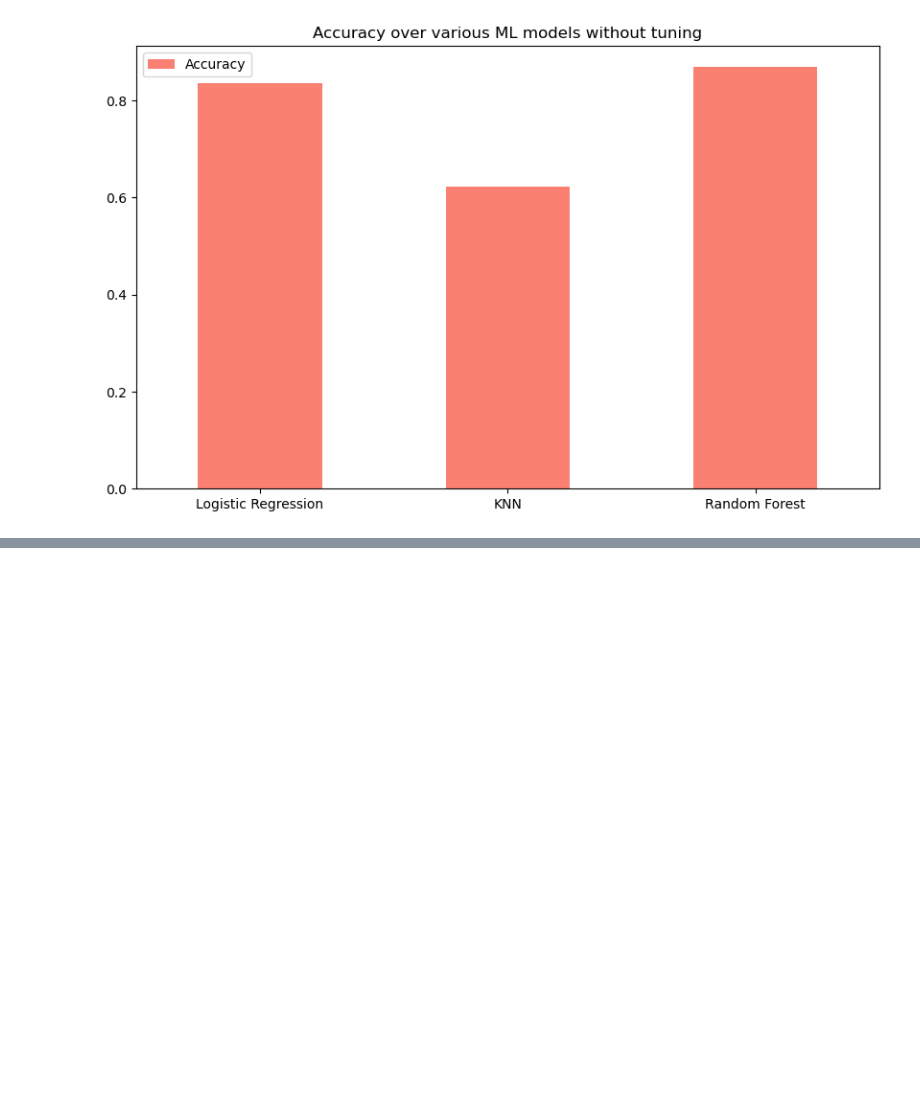
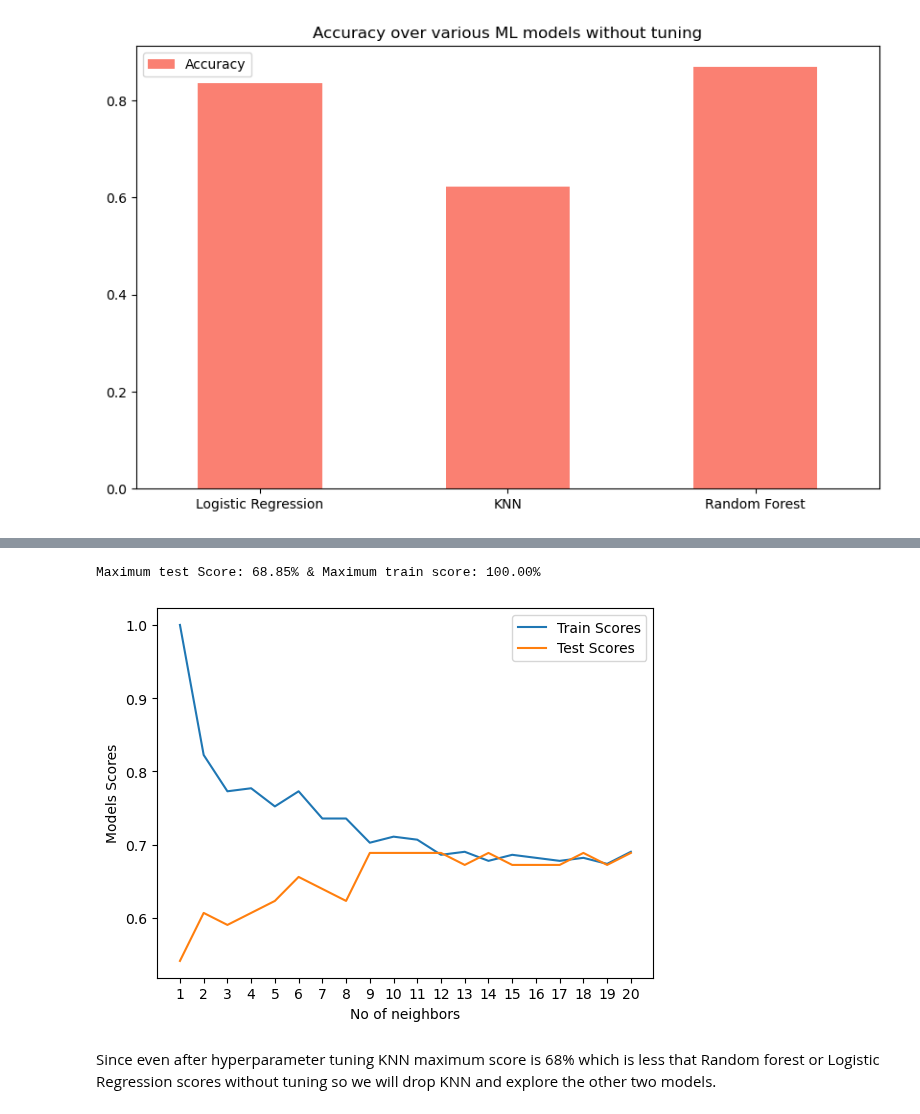
Before and after one commit to Ayush-2001-Dhanraj/heart_disease_classifier, a Jupyter notebook: index.ipynb, the cells around one changed output, grey strips where cells are left out. Drawn from its saved outputs; the diff is of its cells as text; code cells hidden in the pictures; blank space fills up the shorter version.

```diff
--- a/index.ipynb
+++ b/index.ipynb
@@ -393,0 +396,13 @@ plt.xticks(rotation=0)
+# %%
+neighbors = range(1, 21)
+
+test_scores = []
+train_scores = []
+
+for i in neighbors:
+    knn = KNeighborsClassifier(n_neighbors=i)
+
+    knn.fit(X_train, y_train)
+
+    train_scores.append(knn.score(X_train, y_train))
+    test_scores.append(knn.score(X_test, y_test))
@@ -393,0 +455,13 @@ plt.xticks(rotation=0)
+# %%
+plt.plot(neighbors, train_scores, label = "Train Scores")
+plt.plot(neighbors, test_scores, label = "Test Scores")
+plt.xlabel("No of neighbors")
+plt.ylabel("Models Scores")
+plt.xticks(np.arange(1,21, 1))
+plt.legend()
+print(f"Maximum test Score: {max(test_scores)*100:.2f}% & Maximum train score: {max(train_scores)*100:.2f}%")
+# %% [output]
+Maximum test Score: 68.85% & Maximum train score: 100.00%
+[figure, added]
+# %% [markdown]
+Since even after hyperparameter tuning KNN maximum score is 68% which is less that Random forest or Logistic Regression scores without tuning so we will drop KNN and explore the other two models.
```
Also changed, not shown: parts of 14 cells of this notebook.
